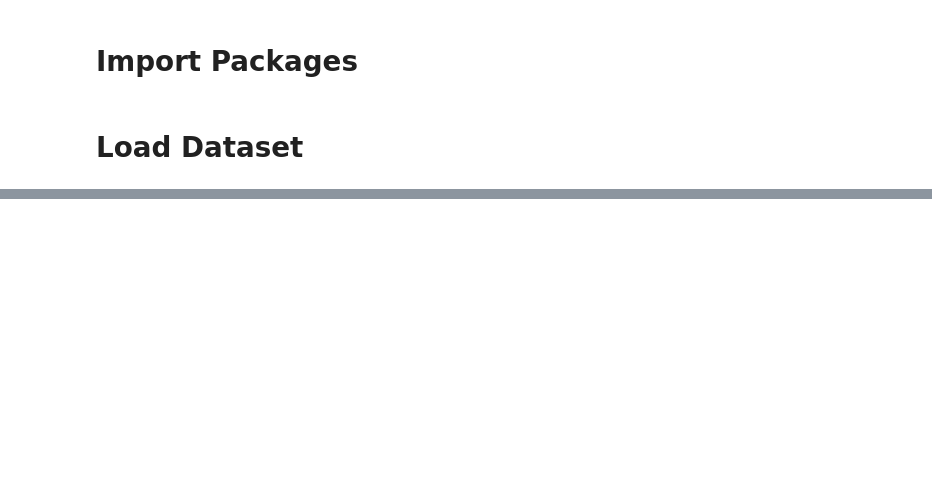
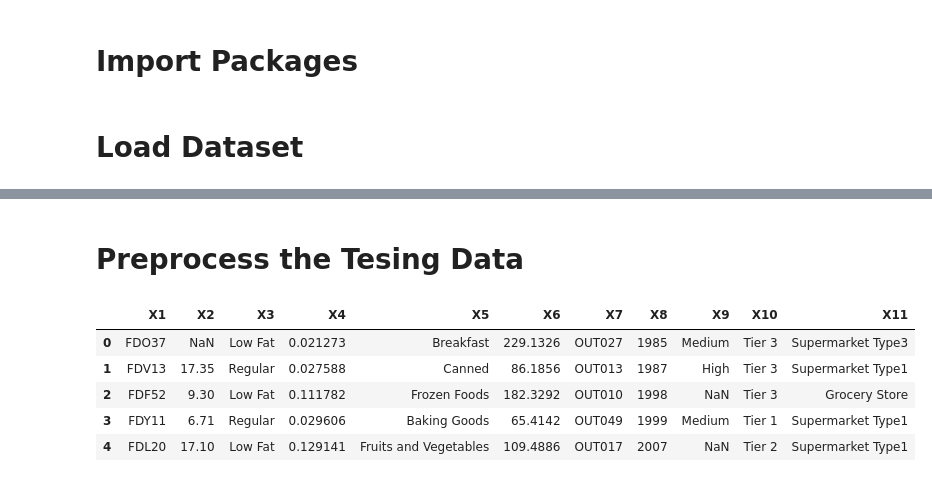
Before and after one commit to reda1609/AI-Talents-League, a Jupyter notebook: Round 1/Preprocessing.ipynb, the cells around one changed output, grey strips where cells are left out. Drawn from its saved outputs; the diff is of its cells as text; code cells hidden in the pictures; blank space fills up the shorter version.

```diff
--- a/Round 1/Preprocessing.ipynb
+++ b/Round 1/Preprocessing.ipynb
@@ -130,0 +159,12 @@ memory usage: 515.8 KB
+# %% [markdown]
+# Preprocess the Tesing Data
+# %%
+test_data = pd.read_csv('test.csv')
+test_data.head()
+# %% [output]
+|  | X1 | X2 | X3 | X4 | X5 | X6 | X7 | X8 | X9 | X10 | X11 |
+| 0 | FDO37 | NaN | Low Fat | 0.021273 | Breakfast | 229.1326 | OUT027 | 1985 | Medium | Tier 3 | Supermarket Type3 |
+| 1 | FDV13 | 17.35 | Regular | 0.027588 | Canned | 86.1856 | OUT013 | 1987 | High | Tier 3 | Supermarket Type1 |
+| 2 | FDF52 | 9.30 | Low Fat | 0.111782 | Frozen Foods | 182.3292 | OUT010 | 1998 | NaN | Tier 3 | Grocery Store |
+| 3 | FDY11 | 6.71 | Regular | 0.029606 | Baking Goods | 65.4142 | OUT049 | 1999 | Medium | Tier 1 | Supermarket Type1 |
+| 4 | FDL20 | 17.10 | Low Fat | 0.129141 | Fruits and Vegetables | 109.4886 | OUT017 | 2007 | NaN | Tier 2 | Supermarket Type1 |
```
Also changed, not shown: parts of 12 cells of this notebook.
